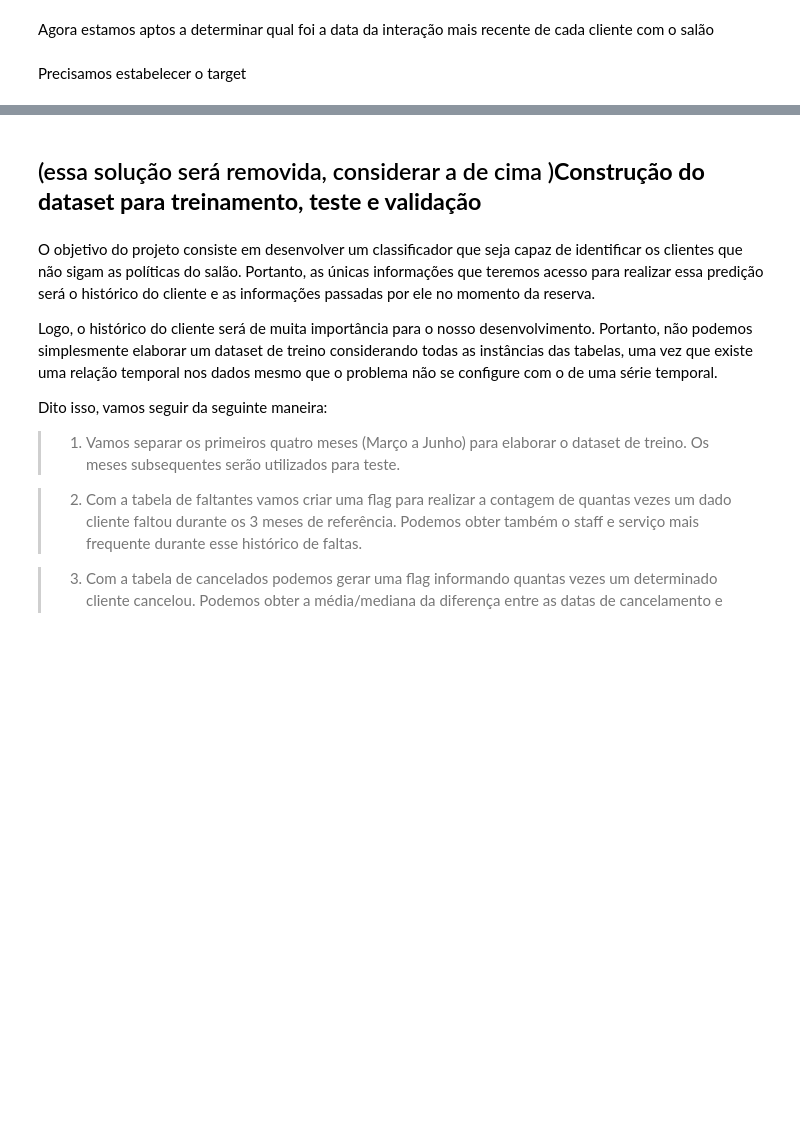
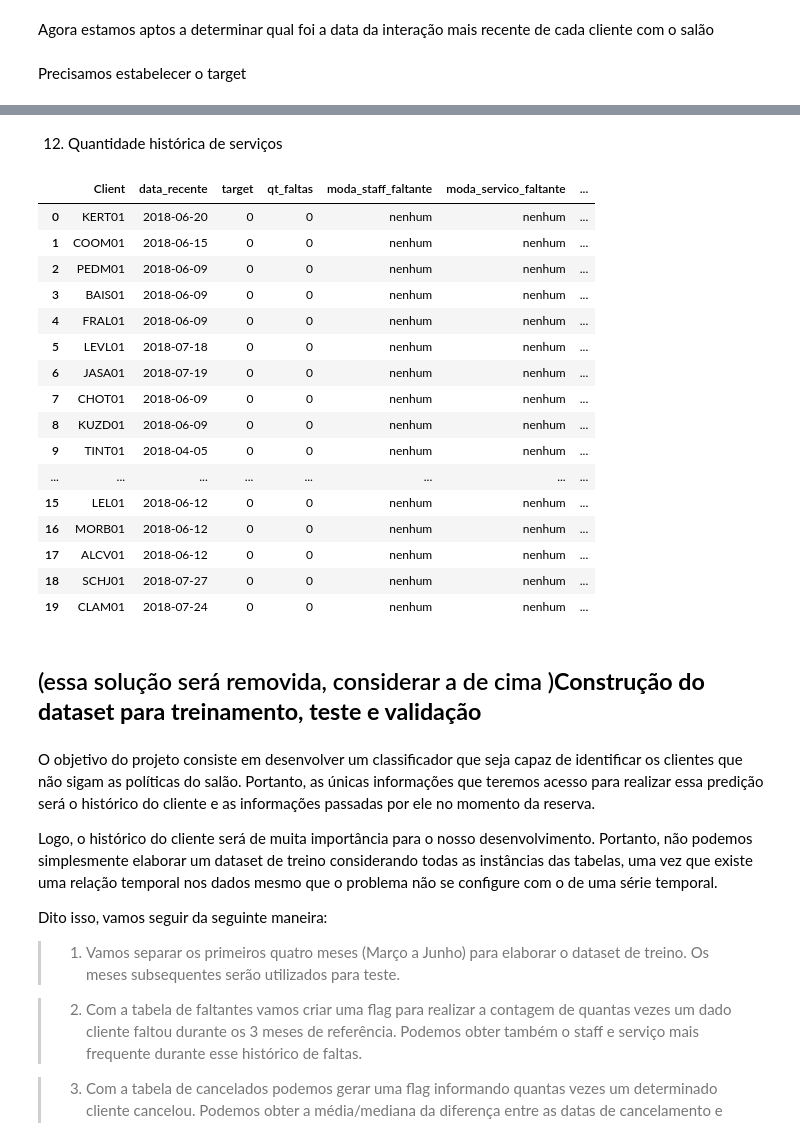
Before and after one commit to Alexandre-Esposte/Reserva_Nao_Honrada, a Jupyter notebook: notebooks/confeccionando_dataset_treino_teste.ipynb, the cells around one changed output, grey strips where cells are left out. Drawn from its saved outputs; the diff is of its cells as text; code cells hidden in the pictures; blank space fills up the shorter version.

Commit message:
dataset for train

```diff
--- a/notebooks/confeccionando_dataset_treino_teste.ipynb
+++ b/notebooks/confeccionando_dataset_treino_teste.ipynb
@@ -249,0 +383,22 @@ dataset['target'] = dataset.apply(lambda x: define_target(x['evento'],x['dias'])
+# %%
+def estatisticas(dataset,transacoes):
+
+    estats = {'Client':[],'media':[],'mediana':[],'desvio_padrao':[],'min':[],'max':[]}
+    for cliente in dataset['Client'].unique().tolist():
+        data_limite = dataset.query(f'Client == "{cliente}"')['data_recente'].values[0]
+
+
+        dados = transacoes.query(f"Client == '{cliente}' and Date < '{data_limite}'")['Amount'].agg(['mean','median','std','min','max'])
+
+
+        estats['Client'].append(cliente)
+        estats['media'].append(dados['mean'])
+        estats['mediana'].append(dados['median'])
+        estats['desvio_padrao'].append(dados['std'])
+        estats['min'].append(dados['min'])
+        estats['max'].append(dados['max'])
+
+    return pd.DataFrame(estats)
+# %%
+estats = estatisticas(dataset,transacoes)
+estats.head()
@@ -250,3 +412,29 @@ dataset['target'] = dataset.apply(lambda x: define_target(x['evento'],x['dias'])
+# %%
+dataset = pd.merge(dataset,estats,on='Client',how='inner')
+# %% [markdown]
+12. Quantidade histórica de serviços
+# %%
+dataset['qte_servico_recebido'] = dataset.apply(lambda x: transacoes.query(f" Client == '{x['Client']}' and Date < '{x['data_recente']}'").shape[0],axis=1)
+# %%
+dataset.head(20)
+# %% [output]
+|  | Client | data_recente | target | qt_faltas | moda_staff_faltante | moda_servico_faltante | ... |
+| 0 | KERT01 | 2018-06-20 | 0 | 0 | nenhum | nenhum | ... |
+| 1 | COOM01 | 2018-06-15 | 0 | 0 | nenhum | nenhum | ... |
+| 2 | PEDM01 | 2018-06-09 | 0 | 0 | nenhum | nenhum | ... |
+| 3 | BAIS01 | 2018-06-09 | 0 | 0 | nenhum | nenhum | ... |
+| 4 | FRAL01 | 2018-06-09 | 0 | 0 | nenhum | nenhum | ... |
+| 5 | LEVL01 | 2018-07-18 | 0 | 0 | nenhum | nenhum | ... |
+| 6 | JASA01 | 2018-07-19 | 0 | 0 | nenhum | nenhum | ... |
+| 7 | CHOT01 | 2018-06-09 | 0 | 0 | nenhum | nenhum | ... |
+| 8 | KUZD01 | 2018-06-09 | 0 | 0 | nenhum | nenhum | ... |
+| 9 | TINT01 | 2018-04-05 | 0 | 0 | nenhum | nenhum | ... |
+| ... | ... | ... | ... | ... | ... | ... | ... |
+| 15 | LEL01 | 2018-06-12 | 0 | 0 | nenhum | nenhum | ... |
+| 16 | MORB01 | 2018-06-12 | 0 | 0 | nenhum | nenhum | ... |
+| 17 | ALCV01 | 2018-06-12 | 0 | 0 | nenhum | nenhum | ... |
+| 18 | SCHJ01 | 2018-07-27 | 0 | 0 | nenhum | nenhum | ... |
+| 19 | CLAM01 | 2018-07-24 | 0 | 0 | nenhum | nenhum | ... |
 # %% [markdown]
 ## (essa solução será removida, considerar a de cima )**Construção do dataset para treinamento, teste e validação**
 # %% [markdown]
```
Also changed, not shown: parts of 47 cells of this notebook.
